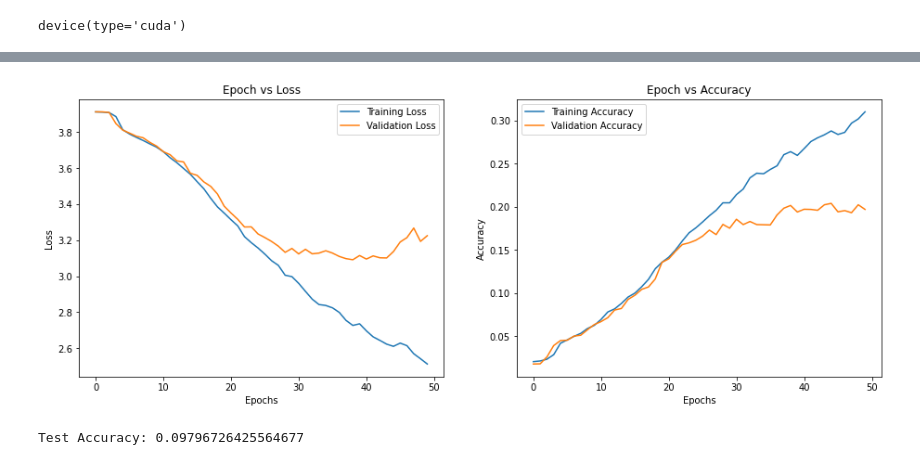
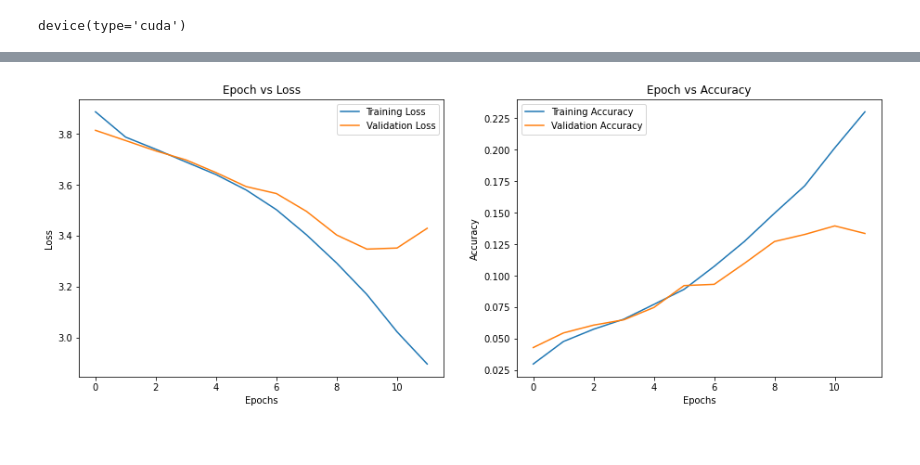
Before and after one commit to osimon8/GeoGuessrGuessr, a Jupyter notebook: notebook.ipynb, the cells around one changed output, grey strips where cells are left out. Drawn from its saved outputs; the diff is of its cells as text; code cells hidden in the pictures.

```diff
--- a/notebook.ipynb
+++ b/notebook.ipynb
@@ -252,10 +256,10 @@ class Net1(nn.Module):
 #         self.conv5 = nn.Conv2d(64, 32, 3, 1)
 #         self.fc1 = nn.Linear(288, 128)
 #         self.fc2 = nn.Linear(128, 50)
-        self.fc_alt_1 = nn.Linear(256, 128)
-        self.fc_alt_2 = nn.Linear(128, 50)
-#         self.fc_alt_1 = nn.Linear(64, 64)
-#         self.fc_alt_2 = nn.Linear(64, 50)
+#         self.fc_alt_1 = nn.Linear(256, 128)
+#         self.fc_alt_2 = nn.Linear(128, 50)
+        self.fc_alt_1 = nn.Linear(2304, 1000)
+        self.fc_alt_2 = nn.Linear(1000, 50)
         self.dropout = nn.Dropout()
 
     def forward(self, x):
@@ -287,6 +291,7 @@ def train(model, device, train_loader, validation_loader, epochs):
     criterion = nn.CrossEntropyLoss()
     optimizer = torch.optim.SGD(model.parameters(),
                               lr=0.01, momentum=0.9)
+#     optimizer = torch.optim.Adam(model.parameters(), lr=0.01)
 
     train_loss, validation_loss = [], []
     train_acc, validation_acc = [], []
@@ -295,7 +300,9 @@ def train(model, device, train_loader, validation_loader, epochs):
         running_loss = 0.
         correct, total = 0, 0
         for data, target in train_loader:
-            data, target = data.to(device), target.to(device)
+            # this can be done async if using gpu
+            target = target.to(device, non_blocking=torch.cuda.is_available())
+            data = data.to(device)
 
                 # add micro for coding training loop
             optimizer.zero_grad()
@@ -323,22 +330,26 @@ def train(model, device, train_loader, validation_loader, epochs):
         model.eval()
         running_loss = 0.
         correct, total = 0, 0
-        for data, target in validation_loader:
-            data, target = data.to(device), target.to(device)
-            optimizer.zero_grad()
-            output = model(data)
 
-            loss = criterion(output, target)
-            #tepoch.set_postfix(loss=loss.item())
-            running_loss += loss.item()
+        with torch.no_grad():
+            for data, target in validation_loader:
+                # this can be done async if using gpu
+                target = target.to(device, non_blocking=torch.cuda.is_available())
+                data = data.to(device)
 
-            # get accuracy
-            _, predicted = torch.max(output, 1)
-            total += target.size(0)
-            correct += (predicted == target).sum().item()
+                output = model(data)
 
-        validation_loss.append(running_loss/len(validation_loader))
-        validation_acc.append(correct/total)
+                loss = criterion(output, target)
+                #tepoch.set_postfix(loss=loss.item())
+                running_loss += loss.item()
+
+                # get accuracy
+                _, predicted = torch.max(output, 1)
+                total += target.size(0)
+                correct += (predicted == target).sum().item()
+
+            validation_loss.append(running_loss/len(validation_loader))
+            validation_acc.append(correct/total)
 
     return train_loss, train_acc, validation_loss, validation_acc
 # %%
@@ -370,6 +379,6 @@ device
 device(type='cuda')
 # %%
 net = Net1().to(device)
-train_loss, train_acc, validation_loss, validation_acc = train(net, device, data_loader, validation_loader, 50)
+train_loss, train_acc, validation_loss, validation_acc = train(net, device, train_data_loader, validation_loader, 12)
 plot_loss_accuracy(train_loss, train_acc, validation_loss, validation_acc)
 # %% [output]
@@ -381,18 +386,4 @@ Epoch 50 Loss: 2.5126348680257795
-[figure, old version]
+[figure, new version]
-# %%
-test_acc = 0
-total = 0
-
-for data, label in test_loader:
-    pred = net.forward(data.to(device))
-    pred = torch.argmax(F.softmax(pred, dim=1), dim=1).detach().cpu()
-    test_acc += (pred == label).sum().item()
-    total += pred.shape[0]
-
-test_acc /= total
-print('Test Accuracy: {}'.format(test_acc))
-# %% [output]
-Test Accuracy: 0.09796726425564677
 # %%
 import pickle
 
```
Also changed, not shown: parts of 18 cells of this notebook, 20 other files.
